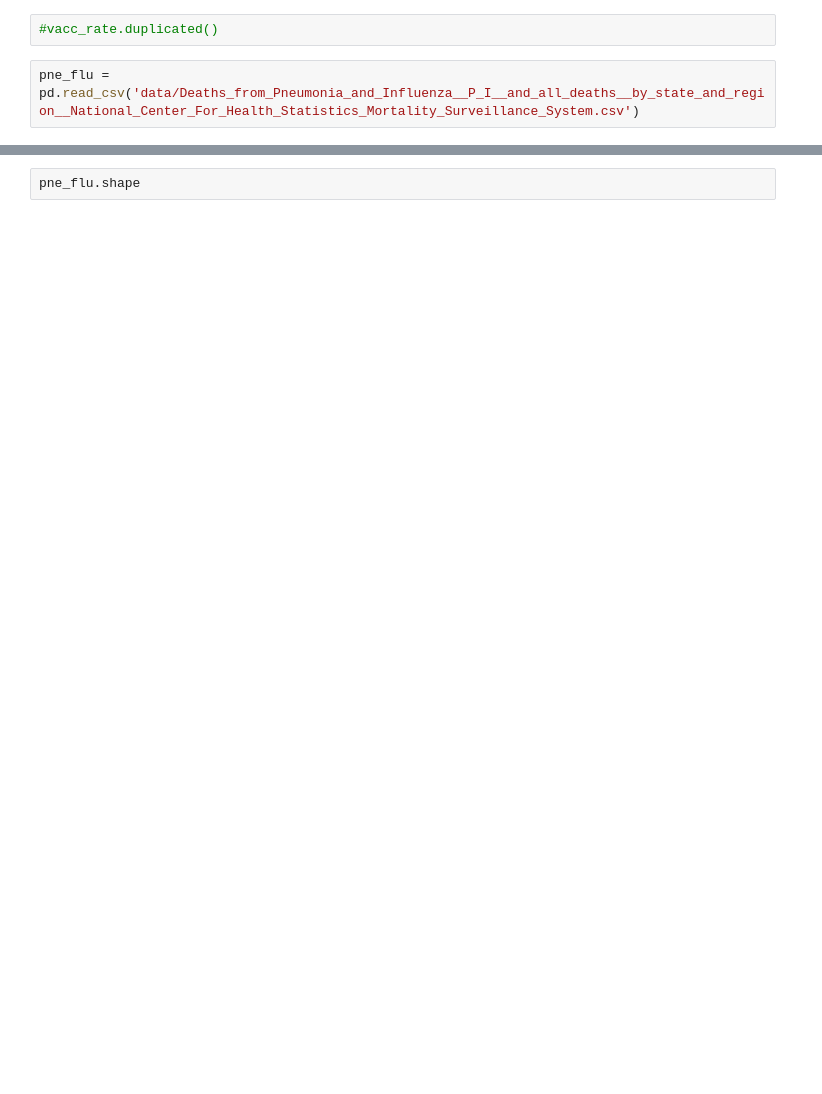
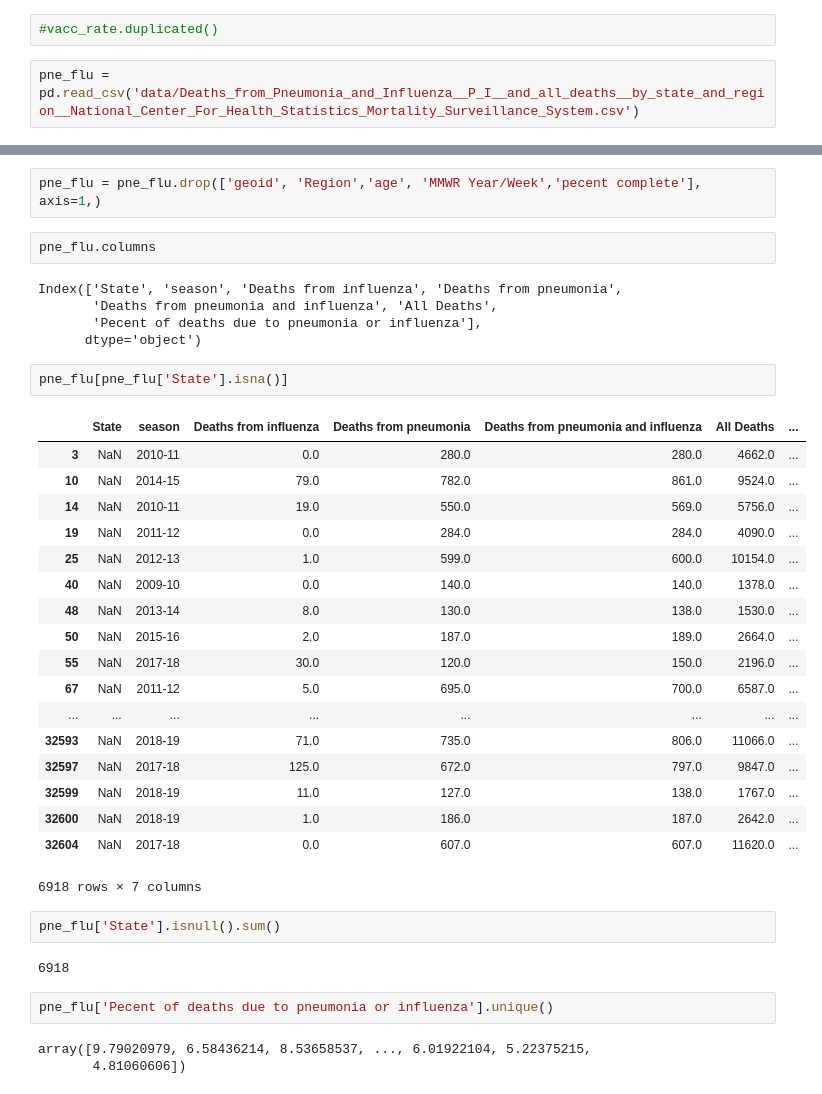
Before and after one commit to foyaza/pneumonia_influenza_deaths, a Jupyter notebook: capstone_explore.ipynb, the cells around one changed output, grey strips where cells are left out. Saved outputs shown, nothing was run; the diff lists cells and outputs as text; blank space fills up the shorter version.

```diff
--- a/capstone_explore.ipynb
+++ b/capstone_explore.ipynb
@@ -219,2 +275,39 @@ pne_flu.head()
+# %%
+pne_flu = pne_flu.drop(['geoid', 'Region','age', 'MMWR Year/Week','pecent complete'], axis=1,)
 # %%
-pne_flu.shape
+pne_flu.columns
+# %% [output]
+Index(['State', 'season', 'Deaths from influenza', 'Deaths from pneumonia',
+       'Deaths from pneumonia and influenza', 'All Deaths',
+       'Pecent of deaths due to pneumonia or influenza'],
+      dtype='object')
+# %%
+pne_flu[pne_flu['State'].isna()]
+# %% [output]
+|  | State | season | Deaths from influenza | Deaths from pneumonia | Deaths from pneumonia and influenza | All Deaths | ... |
+| 3 | NaN | 2010-11 | 0.0 | 280.0 | 280.0 | 4662.0 | ... |
+| 10 | NaN | 2014-15 | 79.0 | 782.0 | 861.0 | 9524.0 | ... |
+| 14 | NaN | 2010-11 | 19.0 | 550.0 | 569.0 | 5756.0 | ... |
+| 19 | NaN | 2011-12 | 0.0 | 284.0 | 284.0 | 4090.0 | ... |
+| 25 | NaN | 2012-13 | 1.0 | 599.0 | 600.0 | 10154.0 | ... |
+| 40 | NaN | 2009-10 | 0.0 | 140.0 | 140.0 | 1378.0 | ... |
+| 48 | NaN | 2013-14 | 8.0 | 130.0 | 138.0 | 1530.0 | ... |
+| 50 | NaN | 2015-16 | 2.0 | 187.0 | 189.0 | 2664.0 | ... |
+| 55 | NaN | 2017-18 | 30.0 | 120.0 | 150.0 | 2196.0 | ... |
+| 67 | NaN | 2011-12 | 5.0 | 695.0 | 700.0 | 6587.0 | ... |
+| ... | ... | ... | ... | ... | ... | ... | ... |
+| 32593 | NaN | 2018-19 | 71.0 | 735.0 | 806.0 | 11066.0 | ... |
+| 32597 | NaN | 2017-18 | 125.0 | 672.0 | 797.0 | 9847.0 | ... |
+| 32599 | NaN | 2018-19 | 11.0 | 127.0 | 138.0 | 1767.0 | ... |
+| 32600 | NaN | 2018-19 | 1.0 | 186.0 | 187.0 | 2642.0 | ... |
+| 32604 | NaN | 2017-18 | 0.0 | 607.0 | 607.0 | 11620.0 | ... |
+6918 rows × 7 columns
+# %%
+pne_flu['State'].isnull().sum()
+# %% [output]
+6918
+# %%
+pne_flu['Pecent of deaths due to pneumonia or influenza'].unique()
+# %% [output]
+array([9.79020979, 6.58436214, 8.53658537, ..., 6.01922104, 5.22375215,
+       4.81060606])
```
Also changed, not shown: parts of 12 cells of this notebook.
